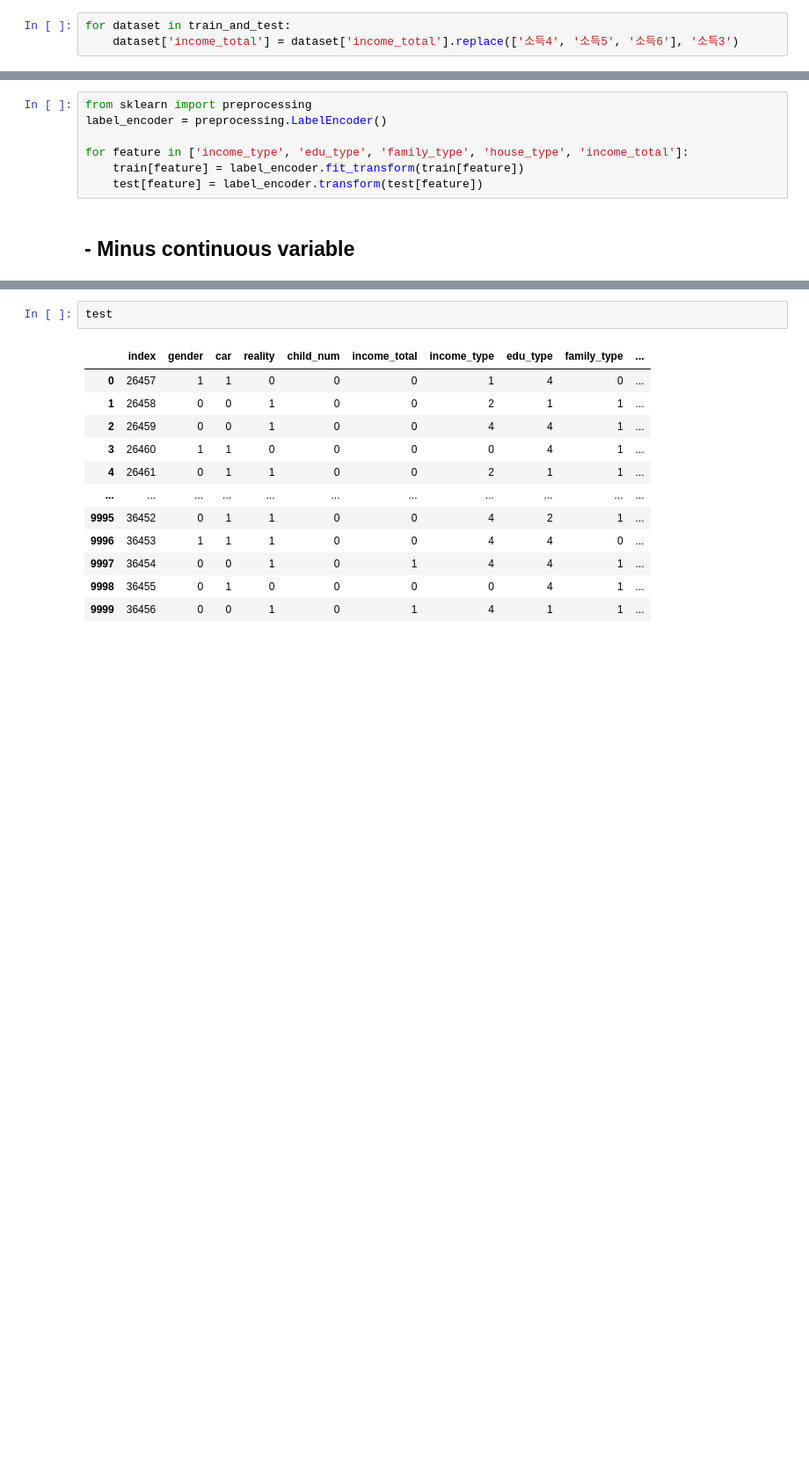
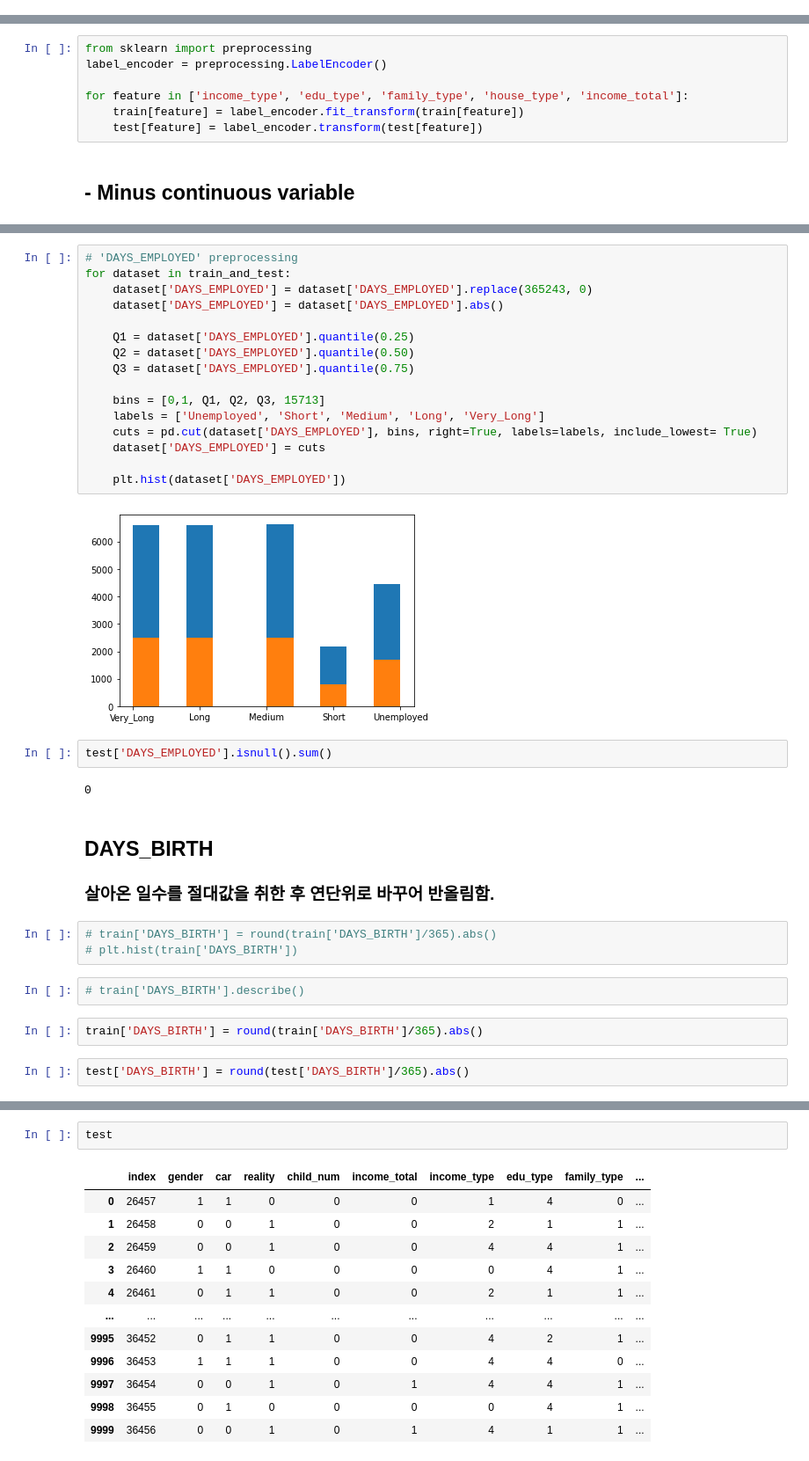
Before and after one commit to JxxHxxx/Ubion-CreditCardUserPrediction, a Jupyter notebook: Code/JH_EDA_preprocessing.ipynb, the cells around one changed output, grey strips where cells are left out. Shown at 88% size. Cells and saved outputs as stored; diff of their text form; blank space fills up the shorter version.

Commit message:
2021-10-25 preprocessing (employed/ birth/ month)

```diff
--- a/Code/JH_EDA_preprocessing.ipynb
+++ b/Code/JH_EDA_preprocessing.ipynb
@@ -127,6 +250,3 @@ for dataset in train_and_test:
-# %%
-for dataset in train_and_test:
-    dataset['income_total'] = dataset['income_total'].replace(['소득4', '소득5', '소득6'], '소득3')
 # %%
 test
 # %% [output]
@@ -215,0 +333,34 @@ make_bin('begin_month', n = 4)
+# %%
+# 'DAYS_EMPLOYED' preprocessing
+for dataset in train_and_test:
+    dataset['DAYS_EMPLOYED'] = dataset['DAYS_EMPLOYED'].replace(365243, 0)
+    dataset['DAYS_EMPLOYED'] = dataset['DAYS_EMPLOYED'].abs()
+
+    Q1 = dataset['DAYS_EMPLOYED'].quantile(0.25)
+    Q2 = dataset['DAYS_EMPLOYED'].quantile(0.50)
+    Q3 = dataset['DAYS_EMPLOYED'].quantile(0.75)
+
+    bins = [0,1, Q1, Q2, Q3, 15713]
+    labels = ['Unemployed', 'Short', 'Medium', 'Long', 'Very_Long']
+    cuts = pd.cut(dataset['DAYS_EMPLOYED'], bins, right=True, labels=labels, include_lowest= True)
+    dataset['DAYS_EMPLOYED'] = cuts
+
+    plt.hist(dataset['DAYS_EMPLOYED'])
+# %% [output]
+[figure, added]
+# %%
+test['DAYS_EMPLOYED'].isnull().sum()
+# %% [output]
+0
+# %% [markdown]
+## DAYS_BIRTH
+### 살아온 일수를 절대값을 취한 후 연단위로 바꾸어 반올림함.
+# %%
+# train['DAYS_BIRTH'] = round(train['DAYS_BIRTH']/365).abs()
+# plt.hist(train['DAYS_BIRTH'])
+# %%
+# train['DAYS_BIRTH'].describe()
+# %%
+train['DAYS_BIRTH'] = round(train['DAYS_BIRTH']/365).abs()
+# %%
+test['DAYS_BIRTH'] = round(test['DAYS_BIRTH']/365).abs()
```
Also changed, not shown: parts of 29 cells of this notebook.
